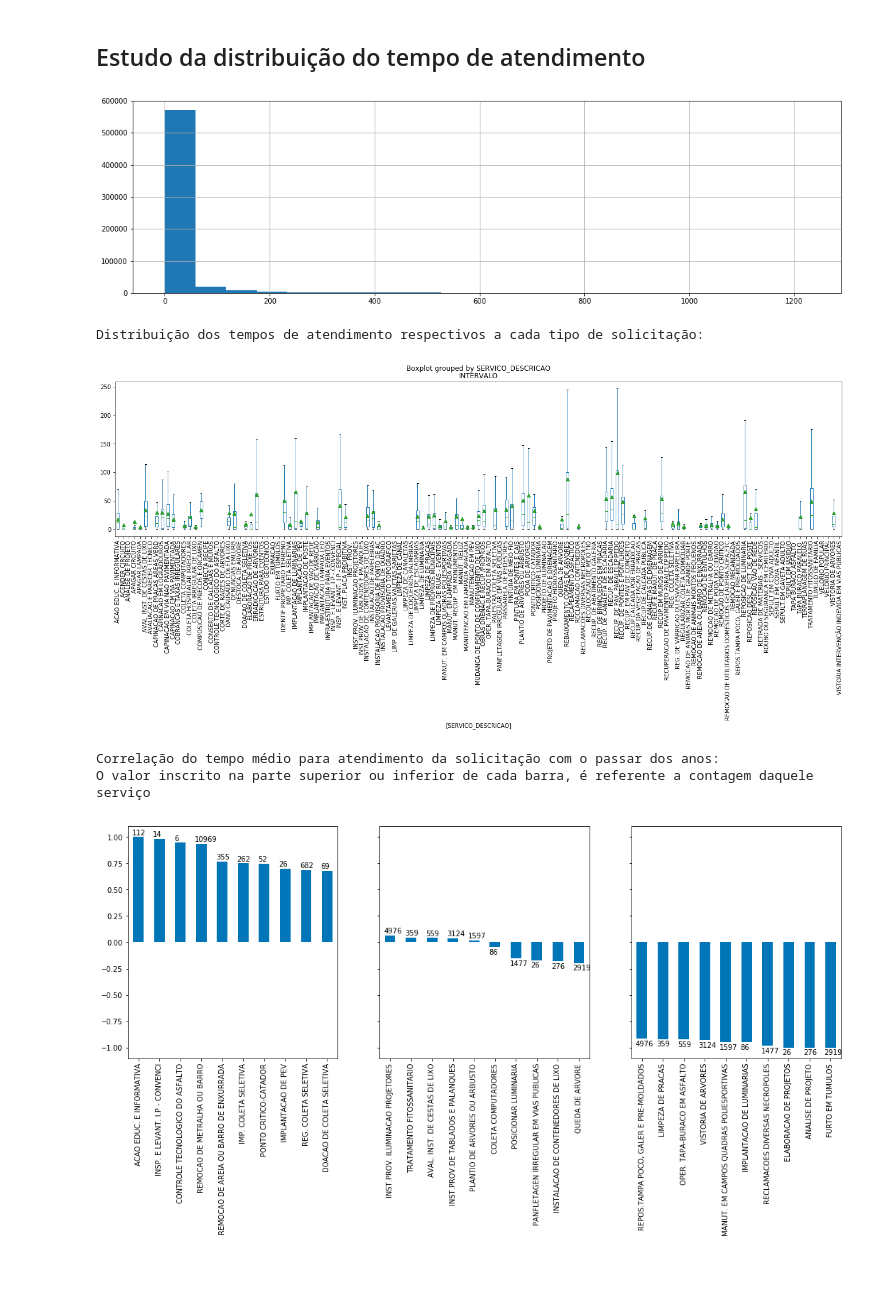
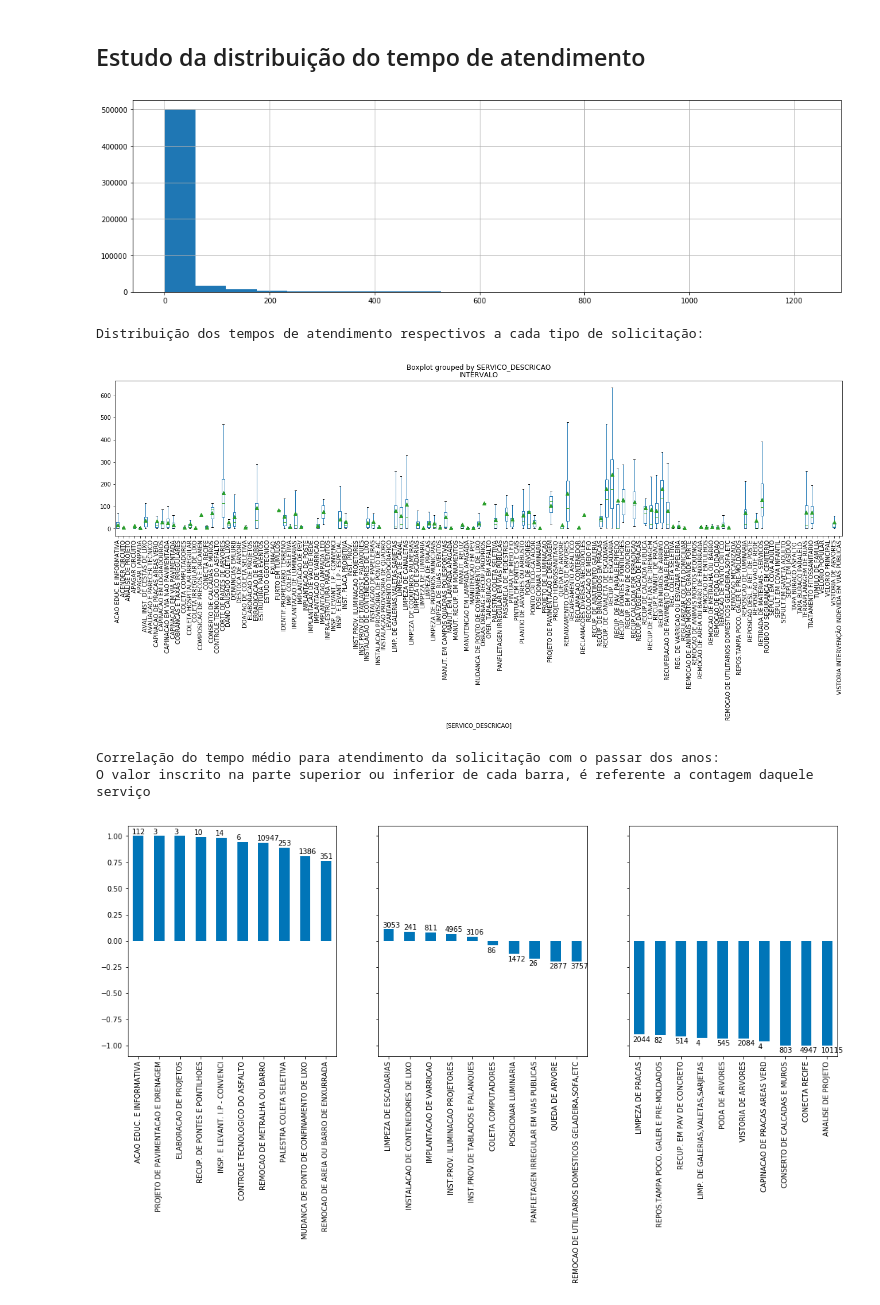
Before and after one commit to if1015-datascience-ufpe/2018-2-projeto-randomic, a Jupyter notebook: notebooks/hypotheses/hypothese 3 - tempo médio de atendimento.ipynb, the cells around one changed output. Drawn from its saved outputs; the diff is of its cells as text; code cells hidden in the pictures; blank space fills up the shorter version.

```diff
--- a/notebooks/hypotheses/hypothese 3 - tempo médio de atendimento.ipynb
+++ b/notebooks/hypotheses/hypothese 3 - tempo médio de atendimento.ipynb
@@ -24,6 +24,7 @@ df.head()
 # %% [markdown]
 ### Processando intervalos de tempo e agrupamento de dados
 # %%
+df = df[df['SITUACAO'] == 'ATENDIDA']
 df['INTERVALO'] = df['DATA_ULT_SITUACAO'] - df['DATA_DEMANDA']
 df['INTERVALO'] = df['INTERVALO'].apply(lambda x: x.days)
 group_df = df.groupby('SERVICO_DESCRICAO')[['INTERVALO']]
@@ -203,7 +207,7 @@ import math
 bins = math.ceil(math.log2(df['INTERVALO'].shape[0]) + 1)
 axis = df['INTERVALO'].hist(figsize=(18, 5), bins=bins)
 # %% [output]
-[figure, old version]
+[figure, new version]
 # %%
 medians = group_df.median()
 medians = medians[medians['INTERVALO'] != 0].index
@@ -220,7 +224,7 @@ filtered_df.boxplot(
 print('Distribuição dos tempos de atendimento respectivos a cada tipo de solicitação:')
 # %% [output]
 Distribuição dos tempos de atendimento respectivos a cada tipo de solicitação:
-[figure, old version]
+[figure, new version]
 # %%
 group_ASI_df = df.groupby(['ANO', 'SERVICO_DESCRICAO'])[['INTERVALO']].mean().reset_index()
 pivot_ASI = group_ASI_df.pivot('ANO', 'SERVICO_DESCRICAO', 'INTERVALO')
@@ -245,38 +249,38 @@ for p, v in zip(ax.patches, range(10)):
     val = group_df.count().loc[corr_df.index.values[v], 'INTERVALO']
     ax.annotate(val, ((b.x0 + b.x1)/2 + x_offset, b.y1 + y_offset))
 
-ax = corr_df[31:41].plot.bar(
+ax = corr_df[41:51].plot.bar(
     color=(0, 0.46, 0.72),
     figsize=(18, 5),
     ax=axes[1])
 
 x_offset = -0.3
 y_offset = 0.02
-for p, v in zip(ax.patches, range(31, 41)):
-    if v == 36:
+for p, v in zip(ax.patches, range(41, 51)):
+    if v == 46:
         y_offset = -0.07
     b = p.get_bbox()
     val = group_df.count().loc[corr_df.index.values[v], 'INTERVALO']
     ax.annotate(val, ((b.x0 + b.x1)/2 + x_offset, b.y1 + y_offset))
 
 ax = corr_df[-10:].plot.bar(
     color=(0, 0.46, 0.72),
     figsize=(18, 6),
     ax=axes[2])
 
 x_offset = -0.3
 y_offset = -0.07
 for p, v in zip(ax.patches, range(31, 41)):
     b = p.get_bbox()
     val = group_df.count().loc[corr_df.index.values[v], 'INTERVALO']
     ax.annotate(val, ((b.x0 + b.x1)/2 + x_offset, b.y1 + y_offset))
 
 print('Correlação do tempo médio para atendimento da solicitação com o passar dos anos:')
 print('O valor inscrito na parte superior ou inferior de cada barra, é referente a contagem daquele serviço')
 # %% [output]
 Correlação do tempo médio para atendimento da solicitação com o passar dos anos:
 O valor inscrito na parte superior ou inferior de cada barra, é referente a contagem daquele serviço
-[figure, old version]
+[figure, new version]
 # %% [markdown]
 ### Conclusões
 
```
Also changed, not shown: parts of 5 cells of this notebook, 1 other file.
